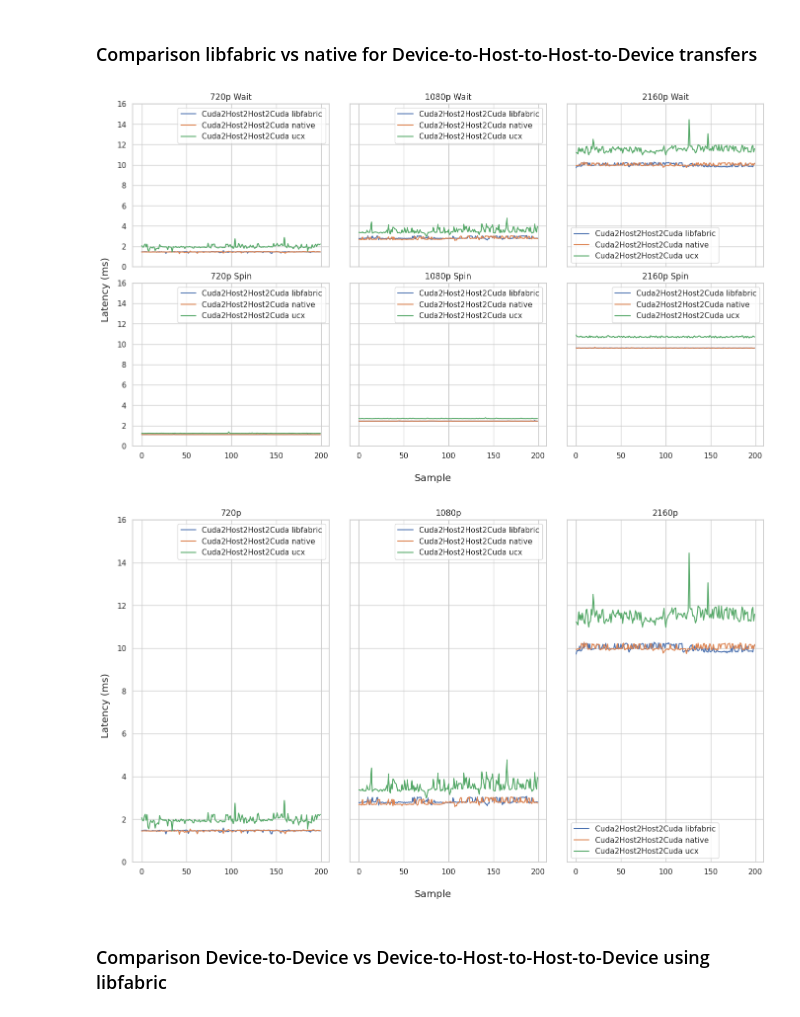
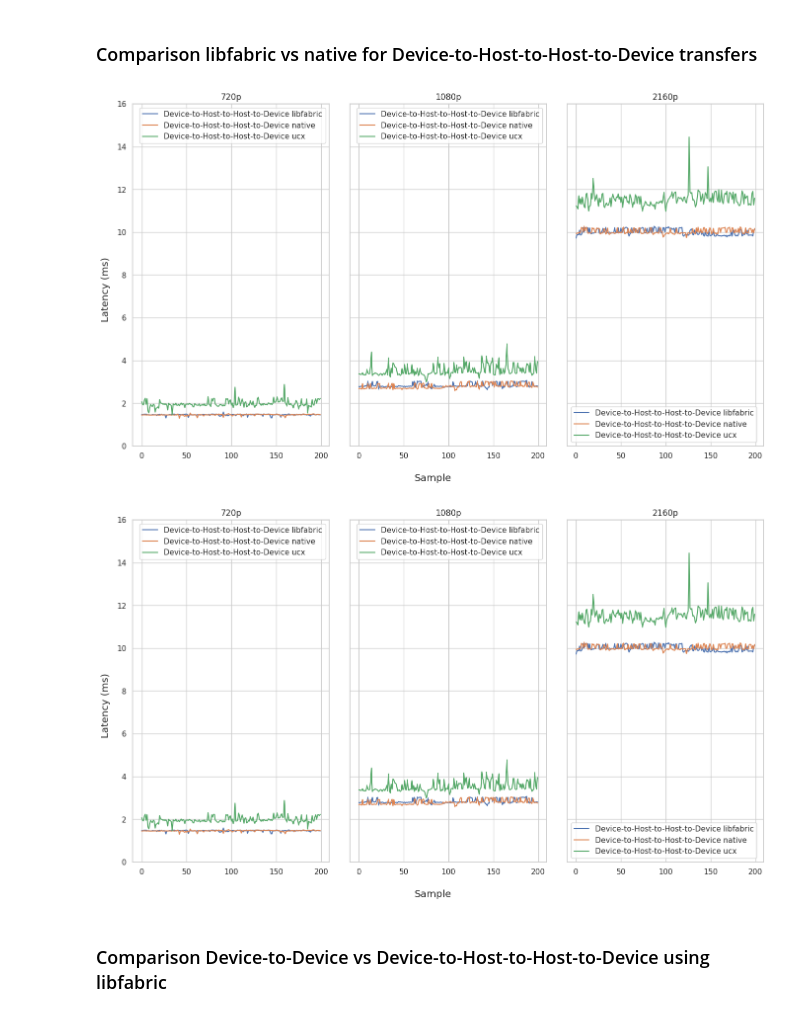
Before and after one commit to jonasohland/mts-fabrics-study, a Jupyter notebook: notebooks/mts-study.ipynb, the cells around one changed output. Drawn from its saved outputs; the diff is of its cells as text; code cells hidden in the pictures.

```diff
--- a/notebooks/mts-study.ipynb
+++ b/notebooks/mts-study.ipynb
@@ -50,0 +53,11 @@ data, perf, _ = load_data(f"{data_dir}/d2d-interhost", timers_loader, **config)
+# %%
+ymin, ymax = 0, 16
+fig, axs = plt.subplots()
+fig.supylabel("Latency (ms)")
+fig.supxlabel("Sample")
+fig.tight_layout()
+
+for comp in config["completions"]:
+    axs.set_ylim(ymin, ymax)
+    axs.plot(data[TestConfiguration(Library.native, Format._2160, comp, Test.mxl_fabrics, Movement.d2d, Transport.verbs, TransferMode.reflect)]/2/1e6, label=f"{comp.value}")
+    axs.legend()
@@ -52,17 +67,16 @@ data, perf, _ = load_data(f"{data_dir}/d2d-interhost", timers_loader, **config)
 ### Comparison libfabric vs native for Device to Device Inter-Host transfers
 # %%
 ymin, ymax = 0, 16
-fig, axs = plt.subplots(nrows=len(config["completions"]),ncols=len(Format), sharex=True, sharey=True)
+fig, axs = plt.subplots(nrows=1,ncols=len(Format), sharex=True, sharey=True)
 fig.supylabel("Latency (ms)")
 fig.supxlabel("Sample")
 fig.tight_layout()
 
 for i, format in enumerate(Format):
-    for j, comp in enumerate(config["completions"]):
-        axs[j][i].set_title(f"{format.value}p {comp.value}")
-        axs[j][i].set_ylim(ymin, ymax)
-        for library in [Library.libfabric,  Library.native]:
-            axs[j][i].plot(data[TestConfiguration(library, format, comp, Test.mxl_fabrics, Movement.d2d, Transport.verbs, TransferMode.reflect)]/2/1e6, label=f"{library.value}")
-        axs[j][i].plot(data[TestConfiguration(Library.ucx, format, comp, Test.ucx, Movement.d2d, Transport.none, TransferMode.reflect)]/2/1e6, label=f"ucx")
-        axs[j][i].legend()
+    axs[i].set_title(f"{format.value}")
+    axs[i].set_ylim(ymin, ymax)
+    for library in [Library.libfabric,  Library.native]:
+        axs[i].plot(data[TestConfiguration(library, format, Completion.wait, Test.mxl_fabrics, Movement.d2d, Transport.verbs, TransferMode.reflect)]/2/1e6, label=f"{library.value}")
+    axs[i].plot(data[TestConfiguration(Library.ucx, format, Completion.wait, Test.ucx, Movement.d2d, Transport.none, TransferMode.reflect)]/2/1e6, label=f"ucx")
+    axs[i].legend()
 # %% [output]
@@ -201,7 +142,7 @@ table
 # %% [markdown]
 ## Device to Host 2 Host to Device Inter-host
 # %%
-config = {"libraries":[Library.libfabric, Library.native],"tests": [Test.mxl_fabrics, Test.ucx], "movements": [Movement.d2d, Movement.dh2hd], "transports":[Transport.verbs], "tx_modes": [TransferMode.reflect], "completions": [Completion.wait, Completion.spin]}
+config = {"libraries":[Library.libfabric, Library.native],"tests": [Test.mxl_fabrics, Test.ucx], "movements": [Movement.d2d, Movement.dh2hd], "transports":[Transport.verbs], "tx_modes": [TransferMode.reflect], "completions": [Completion.wait]}
 
 # load data
 data, perf, pcie = load_data(f"{data_dir}/dh2hd-interhost", timers_loader, **config)
@@ -209,21 +150,20 @@ data, perf, pcie = load_data(f"{data_dir}/dh2hd-interhost", timers_loader, **con
 ### Comparison libfabric vs native for Device-to-Host-to-Host-to-Device transfers
 # %%
 ymin, ymax = 0, 16
-fig, axs = plt.subplots(nrows=len(config["completions"]),ncols=len(Format), sharex=True, sharey=True)
+fig, axs = plt.subplots(ncols=len(Format), sharex=True, sharey=True)
 fig.supylabel("Latency (ms)")
 fig.supxlabel("Sample")
 fig.tight_layout()
 
 for i, format in enumerate(Format):
-    for j, comp in enumerate(config["completions"]):
-        axs[j][i].set_title(f"{format.value}p {comp.value}")
-        axs[j][i].set_ylim(ymin, ymax)
-        for library in config["libraries"]:
-            axs[j][i].plot(data[TestConfiguration(library, format, comp, Test.mxl_fabrics, Movement.dh2hd, Transport.verbs, TransferMode.reflect)]/1e6, label=f"{Movement.dh2hd.value} {library.value}")
-        axs[j][i].plot(data[TestConfiguration(Library.ucx, format, comp, Test.ucx, Movement.dh2hd, Transport.none, TransferMode.reflect)]/1e6, label=f"{Movement.dh2hd.value} ucx")
-        axs[j][i].legend()
+    axs[i].set_title(f"{format.value}p")
+    axs[i].set_ylim(ymin, ymax)
+    for library in config["libraries"]:
+        axs[i].plot(data[TestConfiguration(library, format, comp, Test.mxl_fabrics, Movement.dh2hd, Transport.verbs, TransferMode.reflect)]/1e6, label=f"{Movement.dh2hd.to_study_name()} {library.value}")
+    axs[i].plot(data[TestConfiguration(Library.ucx, format, comp, Test.ucx, Movement.dh2hd, Transport.none, TransferMode.reflect)]/1e6, label=f"{Movement.dh2hd.to_study_name()} ucx")
+    axs[i].legend()
 # %% [output]
-[figure, old version]
+[figure, new version]
 # %%
 ymin, ymax = 0, 16
 fig, axs = plt.subplots(nrows=1,ncols=len(Format), sharex=True, sharey=True)
@@ -235,11 +175,11 @@ for i, format in enumerate(Format):
     axs[i].set_title(f"{format.value}p")
     axs[i].set_ylim(ymin, ymax)
     for library in config["libraries"]:
-        axs[i].plot(data[TestConfiguration(library, format, Completion.wait, Test.mxl_fabrics, Movement.dh2hd, Transport.verbs, TransferMode.reflect)]/1e6, label=f"{Movement.dh2hd.value} {library.value}")
-    axs[i].plot(data[TestConfiguration(Library.ucx, format, Completion.wait, Test.ucx, Movement.dh2hd, Transport.none, TransferMode.reflect)]/1e6, label=f"{Movement.dh2hd.value} ucx")
+        axs[i].plot(data[TestConfiguration(library, format, Completion.wait, Test.mxl_fabrics, Movement.dh2hd, Transport.verbs, TransferMode.reflect)]/1e6, label=f"{Movement.dh2hd.to_study_name()} {library.value}")
+    axs[i].plot(data[TestConfiguration(Library.ucx, format, Completion.wait, Test.ucx, Movement.dh2hd, Transport.none, TransferMode.reflect)]/1e6, label=f"{Movement.dh2hd.to_study_name()} ucx")
     axs[i].legend()
 # %% [output]
-[figure, old version]
+[figure, new version]
 # %% [markdown]
 ### Comparison Device-to-Device vs Device-to-Host-to-Host-to-Device using libfabric
 # %%
```
Also changed, not shown: parts of 35 cells of this notebook, 4 other files.
